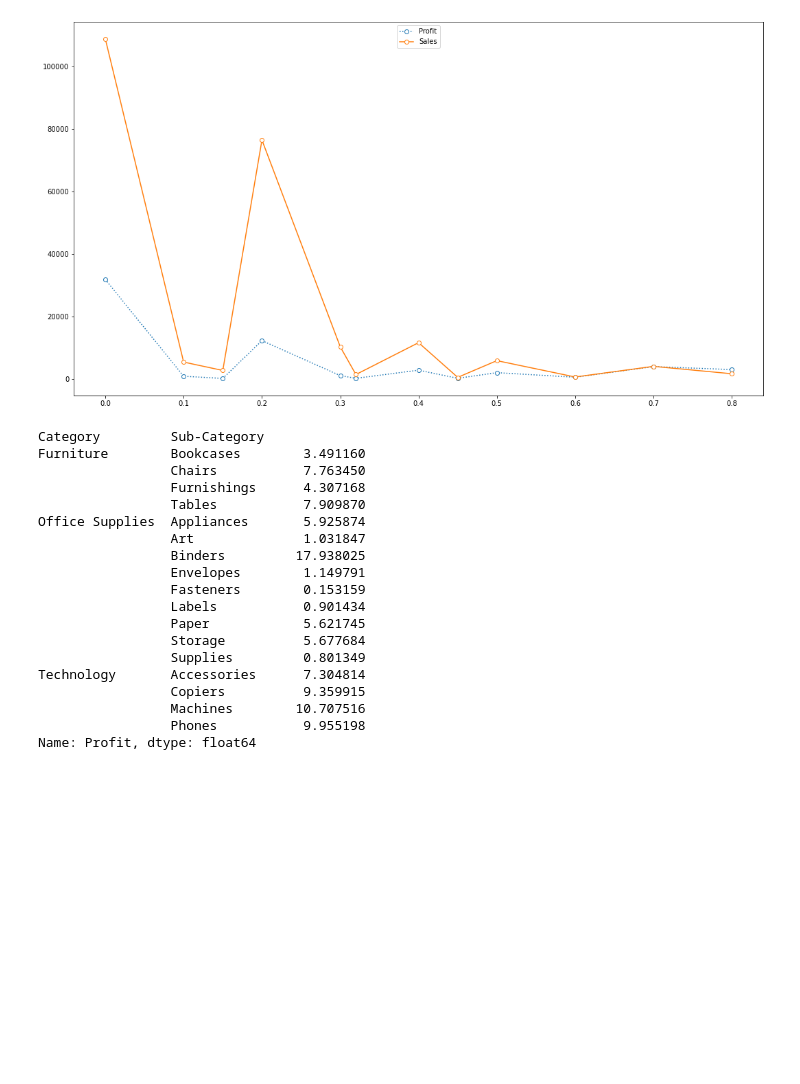
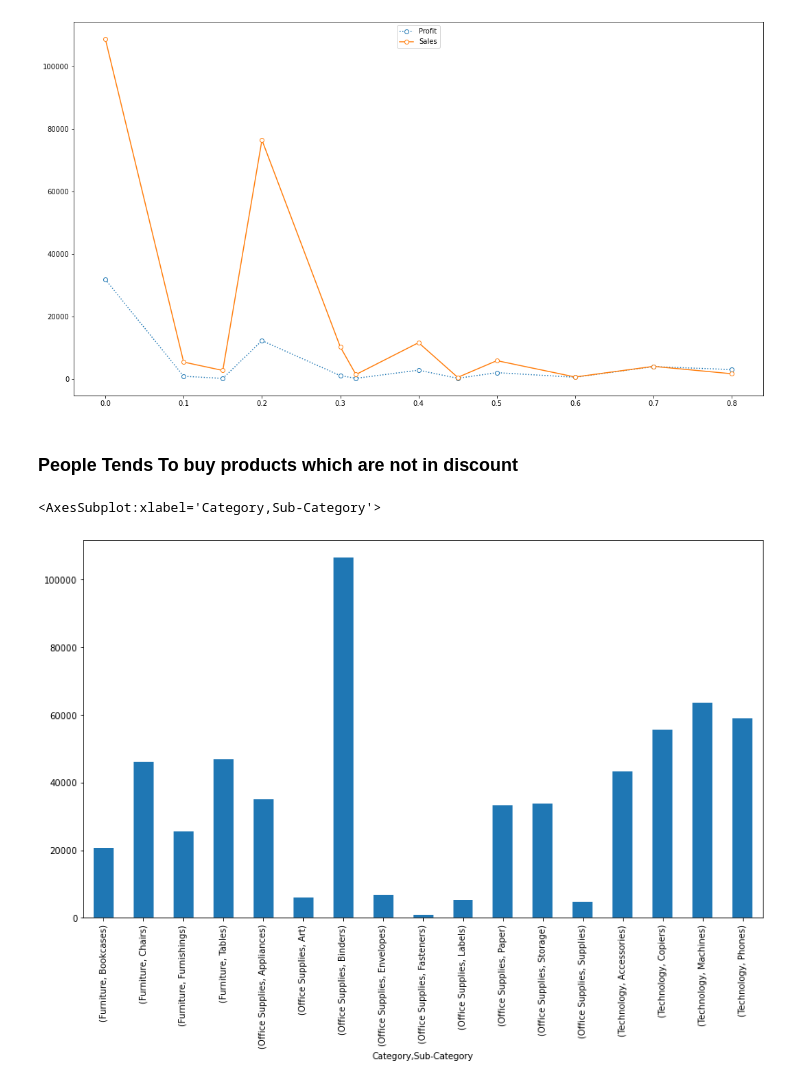
Before and after one commit to dikshantsharma12/The-Sparks-Foundation-Assignments, a Jupyter notebook: Task3 EDA Retail.ipynb, the cells around one changed output. Cells and saved outputs as stored; diff of their text form; code cells hidden in the pictures; blank space fills up the shorter version.

```diff
--- a/Task3 EDA Retail.ipynb
+++ b/Task3 EDA Retail.ipynb
@@ -159,25 +168,10 @@ plt.legend(["Profit","Sales"],loc="upper center")
 plt.show()
 # %% [output]
 [figure]
+# %% [markdown]
+### People Tends To buy products which are not in discount
 # %%
-(df.groupby(["Category","Sub-Category"])["Profit"].sum()/df.Profit.sum())*100
+df.groupby(["Category","Sub-Category"])["Profit"].sum().plot(kind="bar",figsize=(14,8))
 # %% [output]
-Category         Sub-Category
-Furniture        Bookcases        3.491160
-                 Chairs           7.763450
-                 Furnishings      4.307168
-                 Tables           7.909870
-Office Supplies  Appliances       5.925874
-                 Art              1.031847
-                 Binders         17.938025
-                 Envelopes        1.149791
-                 Fasteners        0.153159
-                 Labels           0.901434
-                 Paper            5.621745
-                 Storage          5.677684
-                 Supplies         0.801349
-Technology       Accessories      7.304814
-                 Copiers          9.359915
-                 Machines        10.707516
-                 Phones           9.955198
-Name: Profit, dtype: float64
+<AxesSubplot:xlabel='Category,Sub-Category'>
+[figure, added]
```
Also changed, not shown: parts of 7 cells of this notebook.
